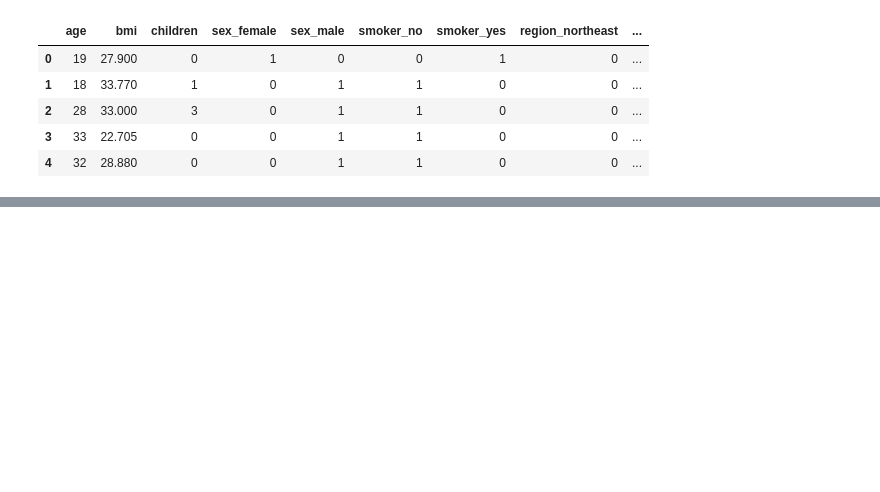
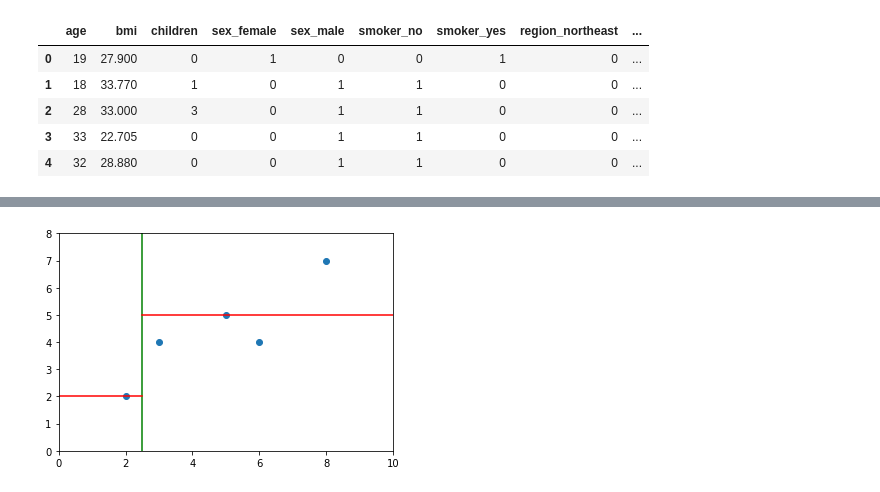
Before and after one commit to lavima/itf31519-practical-machine-learning, a Jupyter notebook: itf31519-regression-analysis.ipynb, the cells around one changed output, grey strips where cells are left out. Cells and saved outputs as stored; diff of their text form; code cells hidden in the pictures; blank space fills up the shorter version.

```diff
--- a/itf31519-regression-analysis.ipynb
+++ b/itf31519-regression-analysis.ipynb
@@ -138,0 +181,16 @@ encoded_features.head()
+# %%
+split = (xs[0]+xs[1])/2.0
+avg1 = ys[0]
+avg2 = sum(ys[1:])/len(ys[1:])
+
+fig = plt.figure()
+plt.ylim([0,8])
+plt.xlim([0,10])
+plt.scatter(xs,ys)
+plt.plot([split, split], [0, 10], color='green')
+plt.plot([0,split],[avg1, avg1], color='red')
+plt.plot([split,10],[avg2, avg2], color='red')
+plt.savefig('cart2.png')
+plt.show()
+# %% [output]
+[figure, added]
```
Also changed, not shown: parts of 16 cells of this notebook.
